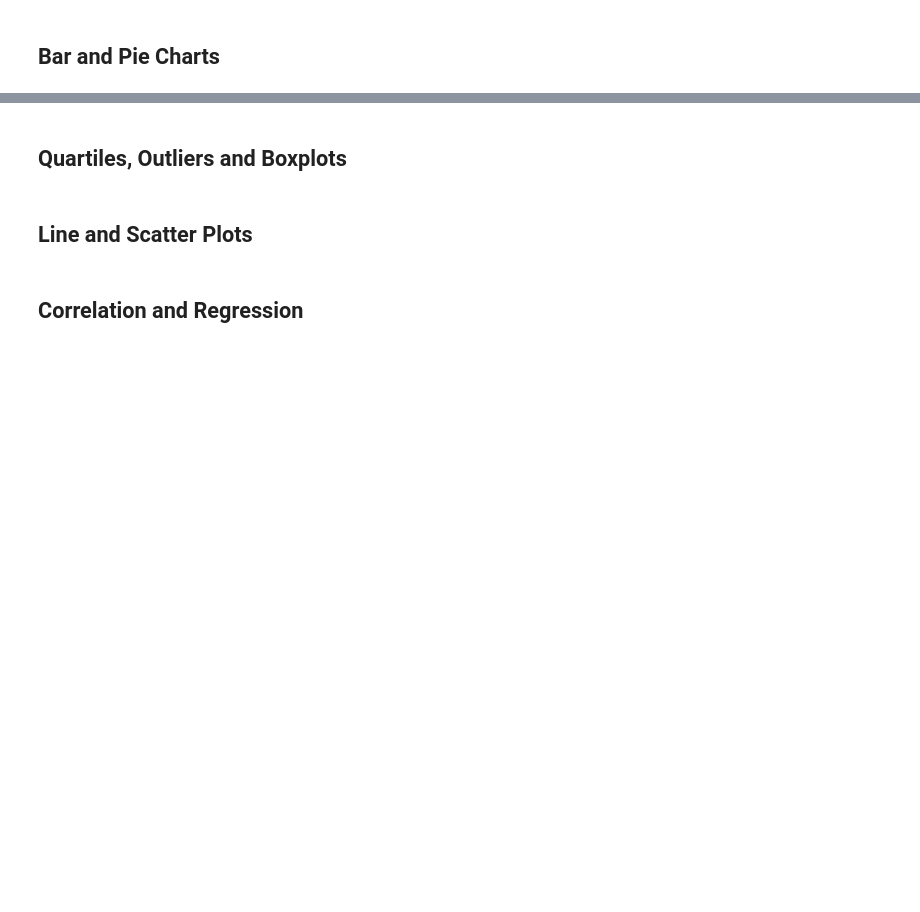
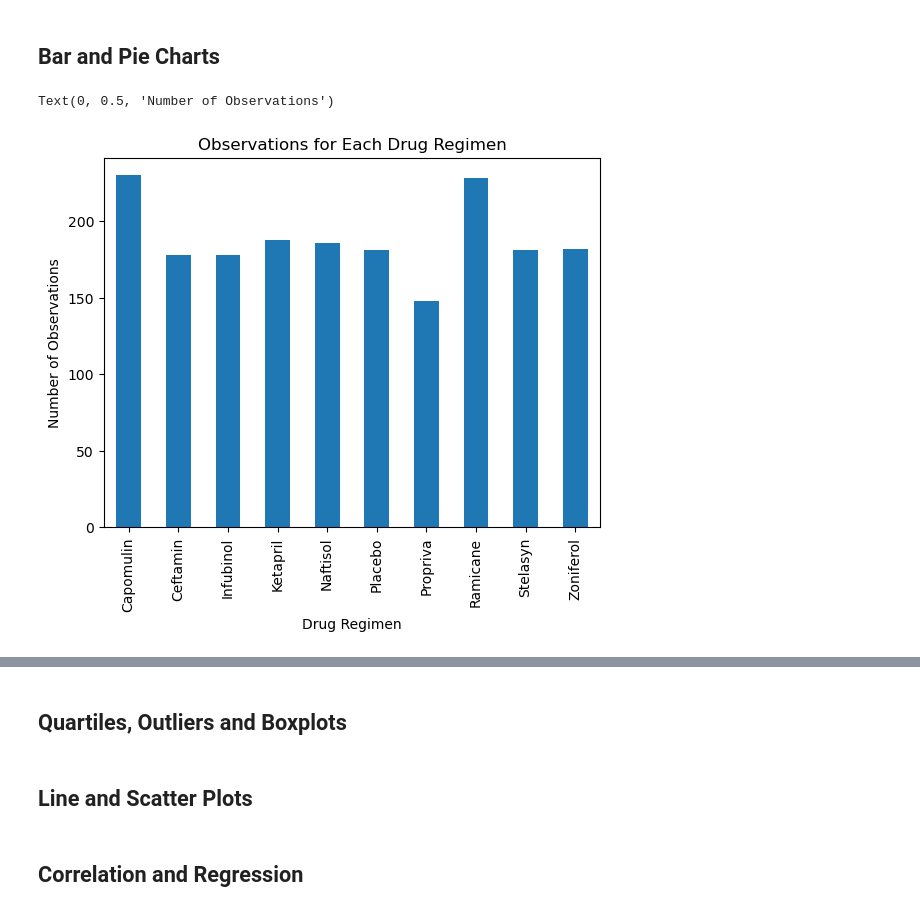
Before and after one commit to jonahkopp/visualization-challenge, a Jupyter notebook: pymaceuticals_starter.ipynb, the cells around one changed output, grey strips where cells are left out. Saved outputs shown, nothing was run; the diff lists cells and outputs as text; code cells hidden in the pictures; blank space fills up the shorter version.

Commit message:
Completed plotting section

```diff
--- a/pymaceuticals_starter.ipynb
+++ b/pymaceuticals_starter.ipynb
@@ -107,5 +135,11 @@ regimen_summary_2 = clean_data.groupby('Drug Regimen').agg({'Tumor Volume (mm3)'
 ## Bar and Pie Charts
 # %%
 # Generate a bar plot showing the total number of rows (Mouse ID/Timepoints) for each drug regimen using Pandas.
+regimen_groupby.count()['Mouse ID'].plot(kind='bar')
+plt.title('Observations for Each Drug Regimen')
+plt.ylabel('Number of Observations')
+# %% [output]
+Text(0, 0.5, 'Number of Observations')
+[figure, added]
 # %%
 # Generate a bar plot showing the total number of rows (Mouse ID/Timepoints) for each drug regimen using pyplot.
```
Also changed, not shown: parts of 5 cells of this notebook.
